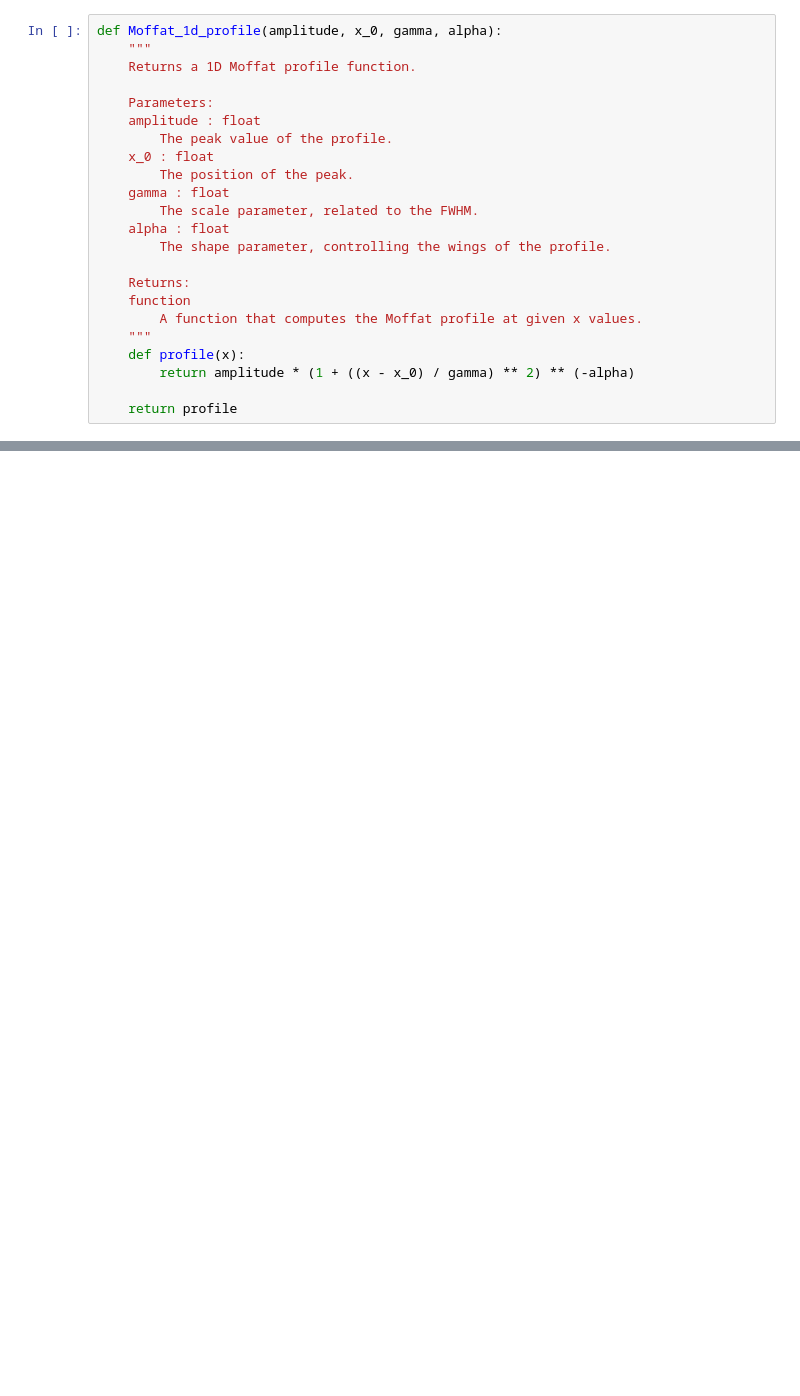
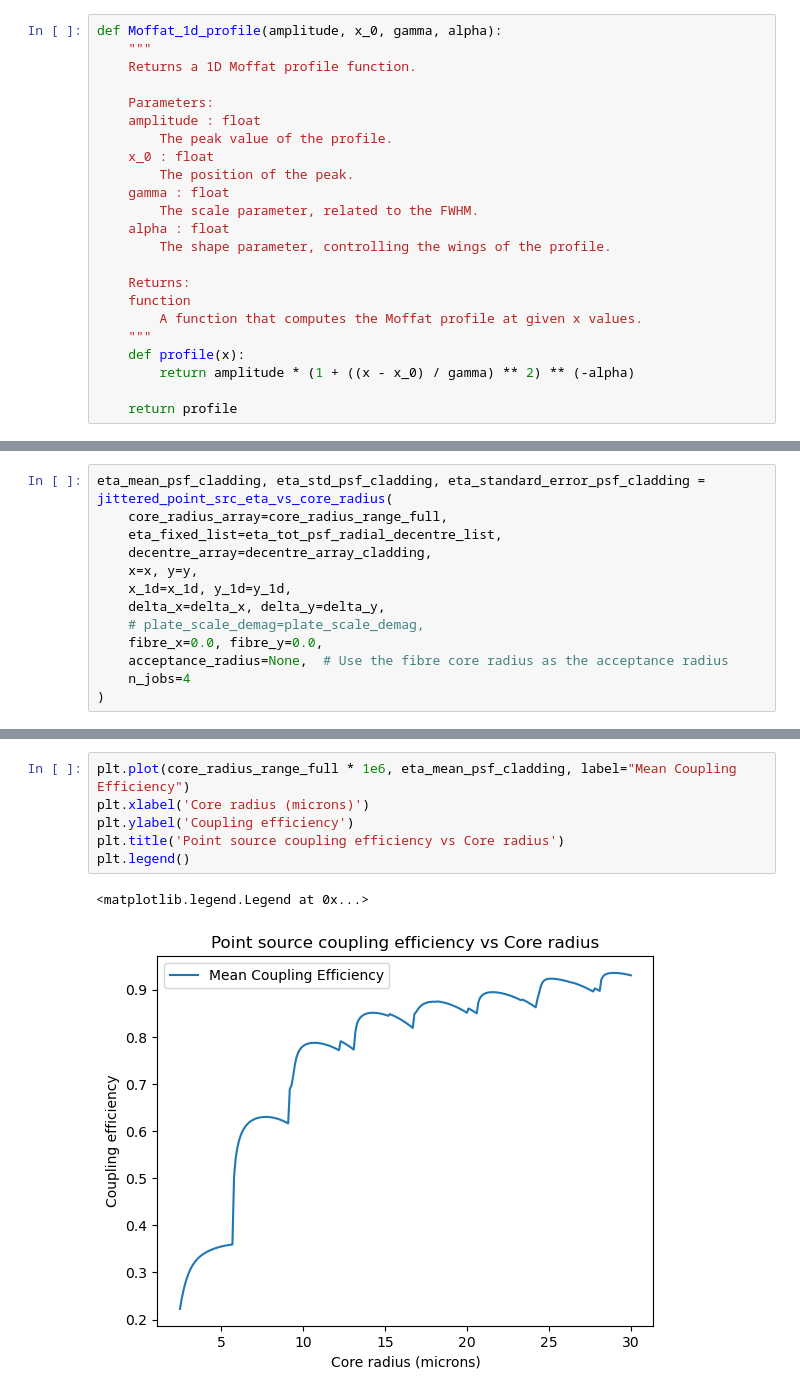
Before and after one commit to TongyueLiu/OH-Suppression-MRes-Project, a Jupyter notebook: notebooks/throughput_optics/jitter_psf_source_snr_vs_core_radius.ipynb, the cells around one changed output, grey strips where cells are left out. Cells and saved outputs as stored; diff of their text form; blank space fills up the shorter version.

```diff
--- a/notebooks/throughput_optics/jitter_psf_source_snr_vs_core_radius.ipynb
+++ b/notebooks/throughput_optics/jitter_psf_source_snr_vs_core_radius.ipynb
@@ -88,0 +841,13 @@ def Monte_Carlo_point_source_coupling(
+# %%
+eta_mean_psf_cladding, eta_std_psf_cladding, eta_standard_error_psf_cladding = jittered_point_src_eta_vs_core_radius(
+    core_radius_array=core_radius_range_full,
+    eta_fixed_list=eta_tot_psf_radial_decentre_list,
+    decentre_array=decentre_array_cladding,
+    x=x, y=y,
+    x_1d=x_1d, y_1d=y_1d,
+    delta_x=delta_x, delta_y=delta_y,
+    # plate_scale_demag=plate_scale_demag,
+    fibre_x=0.0, fibre_y=0.0,
+    acceptance_radius=None,  # Use the fibre core radius as the acceptance radius
+    n_jobs=4
+)
@@ -88,0 +868,9 @@ def Monte_Carlo_point_source_coupling(
+# %%
+plt.plot(core_radius_range_full * 1e6, eta_mean_psf_cladding, label="Mean Coupling Efficiency")
+plt.xlabel('Core radius (microns)')
+plt.ylabel('Coupling efficiency')
+plt.title('Point source coupling efficiency vs Core radius')
+plt.legend()
+# %% [output]
+<matplotlib.legend.Legend at 0x...>
+[figure, added]
```
Also changed, not shown: parts of 55 cells of this notebook, 1 other file.
